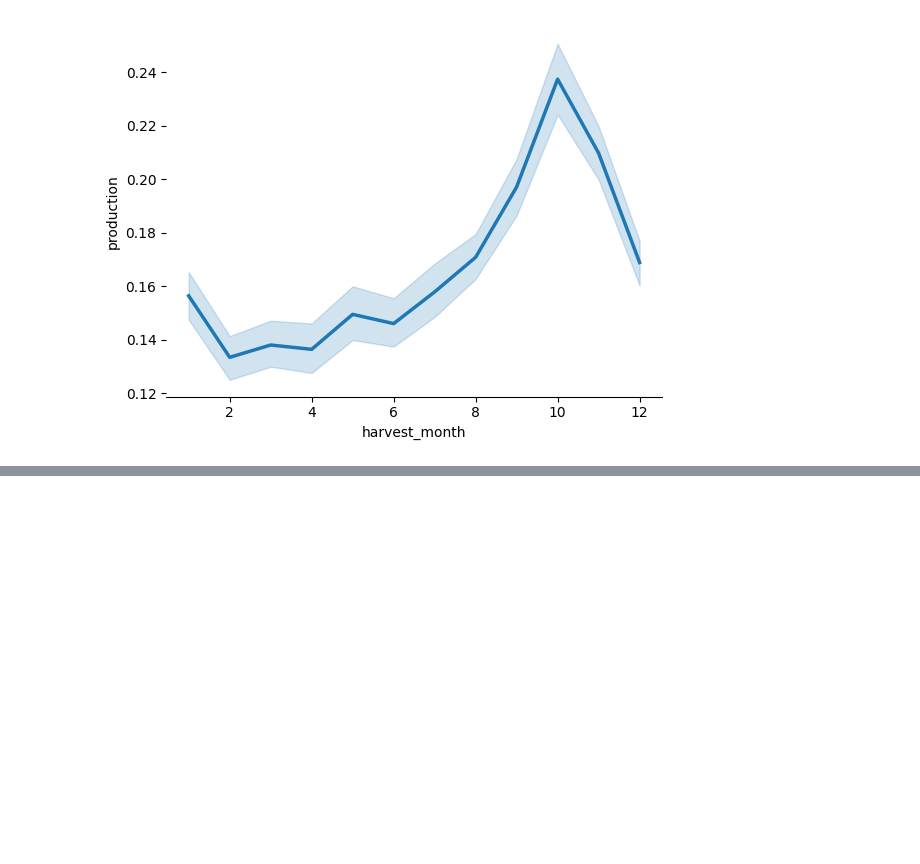
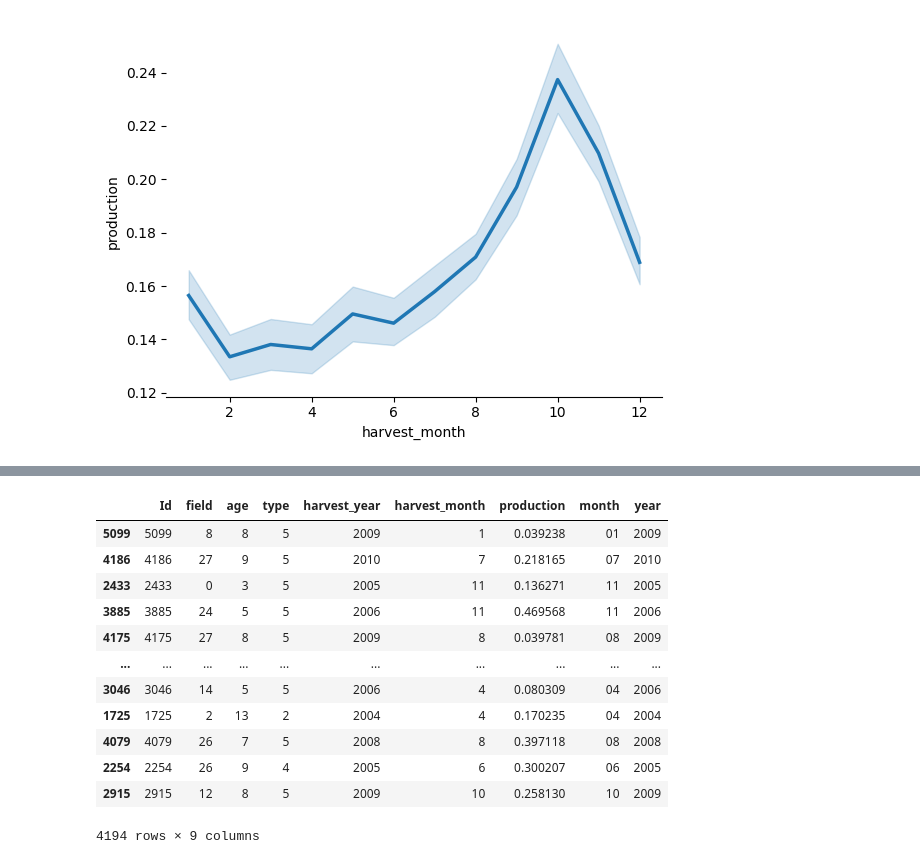
Before and after one commit to LordTsuki/Portifolio, a Jupyter notebook: Python/Oleo_Palma/oleo.ipynb, the cells around one changed output, grey strips where cells are left out. Drawn from its saved outputs; the diff is of its cells as text; code cells hidden in the pictures; blank space fills up the shorter version.

```diff
--- a/Python/Oleo_Palma/oleo.ipynb
+++ b/Python/Oleo_Palma/oleo.ipynb
@@ -69,0 +158,4 @@ sns.despine(left=True)
+# %%
+train['day'] = train['date'].apply(lambda x: str(x).split('-')[2])
+train['month'] = train['date'].apply(lambda x: str(x).split('-')[1])
+train['year'] = train['date'].apply(lambda x: str(x).split('-')[0])
@@ -69,0 +766,3 @@ sns.despine(left=True)
+# %%
+x = train.drop(columns=['date', 'day'], axis=1)
+y = test.drop(columns=['date', 'day'], axis=1)
@@ -69,0 +796,18 @@ sns.despine(left=True)
+# %%
+x_train, y_test= train_test_split(x, test_size=0.2, random_state=5)
+# %%
+x_train
+# %% [output]
+|  | Id | field | age | type | harvest_year | harvest_month | production | month | year |
+| 5099 | 5099 | 8 | 8 | 5 | 2009 | 1 | 0.039238 | 01 | 2009 |
+| 4186 | 4186 | 27 | 9 | 5 | 2010 | 7 | 0.218165 | 07 | 2010 |
+| 2433 | 2433 | 0 | 3 | 5 | 2005 | 11 | 0.136271 | 11 | 2005 |
+| 3885 | 3885 | 24 | 5 | 5 | 2006 | 11 | 0.469568 | 11 | 2006 |
+| 4175 | 4175 | 27 | 8 | 5 | 2009 | 8 | 0.039781 | 08 | 2009 |
+| ... | ... | ... | ... | ... | ... | ... | ... | ... | ... |
+| 3046 | 3046 | 14 | 5 | 5 | 2006 | 4 | 0.080309 | 04 | 2006 |
+| 1725 | 1725 | 2 | 13 | 2 | 2004 | 4 | 0.170235 | 04 | 2004 |
+| 4079 | 4079 | 26 | 7 | 5 | 2008 | 8 | 0.397118 | 08 | 2008 |
+| 2254 | 2254 | 26 | 9 | 4 | 2005 | 6 | 0.300207 | 06 | 2005 |
+| 2915 | 2915 | 12 | 8 | 5 | 2009 | 10 | 0.258130 | 10 | 2009 |
+4194 rows × 9 columns
```
Also changed, not shown: parts of 112 cells of this notebook, 3 other files.
